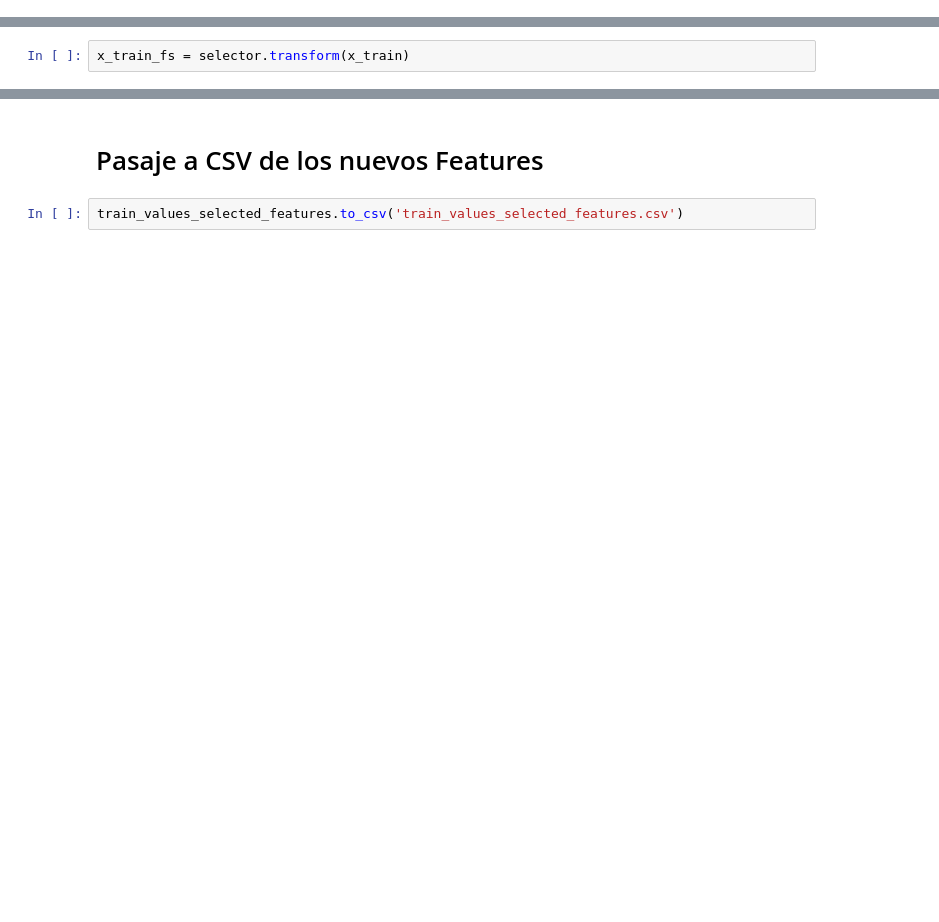
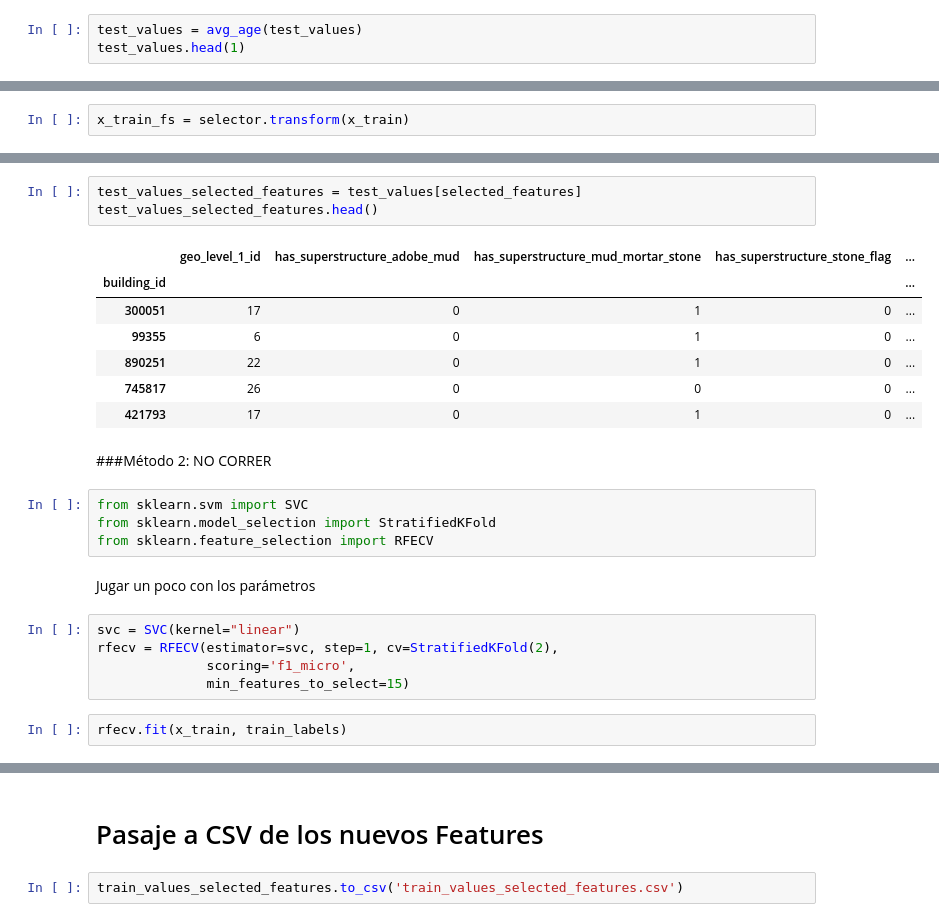
Before and after one commit to gsabatino9/OrganizacionDeDatos, a Jupyter notebook: data/feature_engineering.ipynb, the cells around one changed output, grey strips where cells are left out. Saved outputs shown, nothing was run; the diff lists cells and outputs as text; blank space fills up the shorter version.

```diff
--- a/data/feature_engineering.ipynb
+++ b/data/feature_engineering.ipynb
@@ -339,0 +207,3 @@ train_values.head(1)
+# %%
+test_values = avg_age(test_values)
+test_values.head(1)
@@ -421,0 +298,27 @@ train_values_selected_features.head(5)
+# %%
+test_values_selected_features = test_values[selected_features]
+test_values_selected_features.head()
+# %% [output]
+|  | geo_level_1_id | has_superstructure_adobe_mud | has_superstructure_mud_mortar_stone | has_superstructure_stone_flag | ... |
+| building_id |  |  |  |  | ... |
+| 300051 | 17 | 0 | 1 | 0 | ... |
+| 99355 | 6 | 0 | 1 | 0 | ... |
+| 890251 | 22 | 0 | 1 | 0 | ... |
+| 745817 | 26 | 0 | 0 | 0 | ... |
+| 421793 | 17 | 0 | 1 | 0 | ... |
+# %% [markdown]
+###Método 2:
+NO CORRER
+# %%
+from sklearn.svm import SVC
+from sklearn.model_selection import StratifiedKFold
+from sklearn.feature_selection import RFECV
+# %% [markdown]
+Jugar un poco con los parámetros
+# %%
+svc = SVC(kernel="linear")
+rfecv = RFECV(estimator=svc, step=1, cv=StratifiedKFold(2),
+              scoring='f1_micro',
+              min_features_to_select=15)
+# %%
+rfecv.fit(x_train, train_labels)
```
Also changed, not shown: parts of 57 cells of this notebook, 3 other files.
